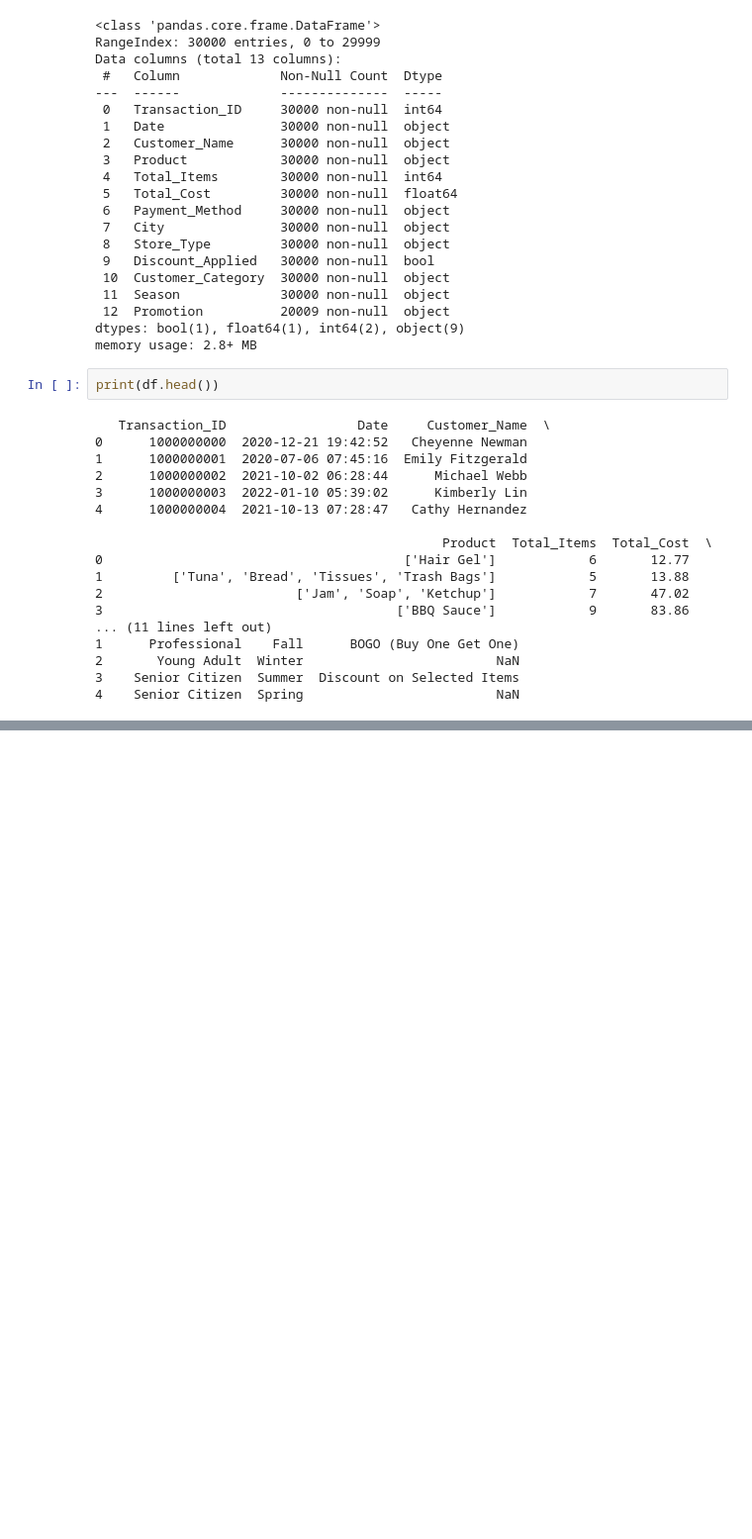
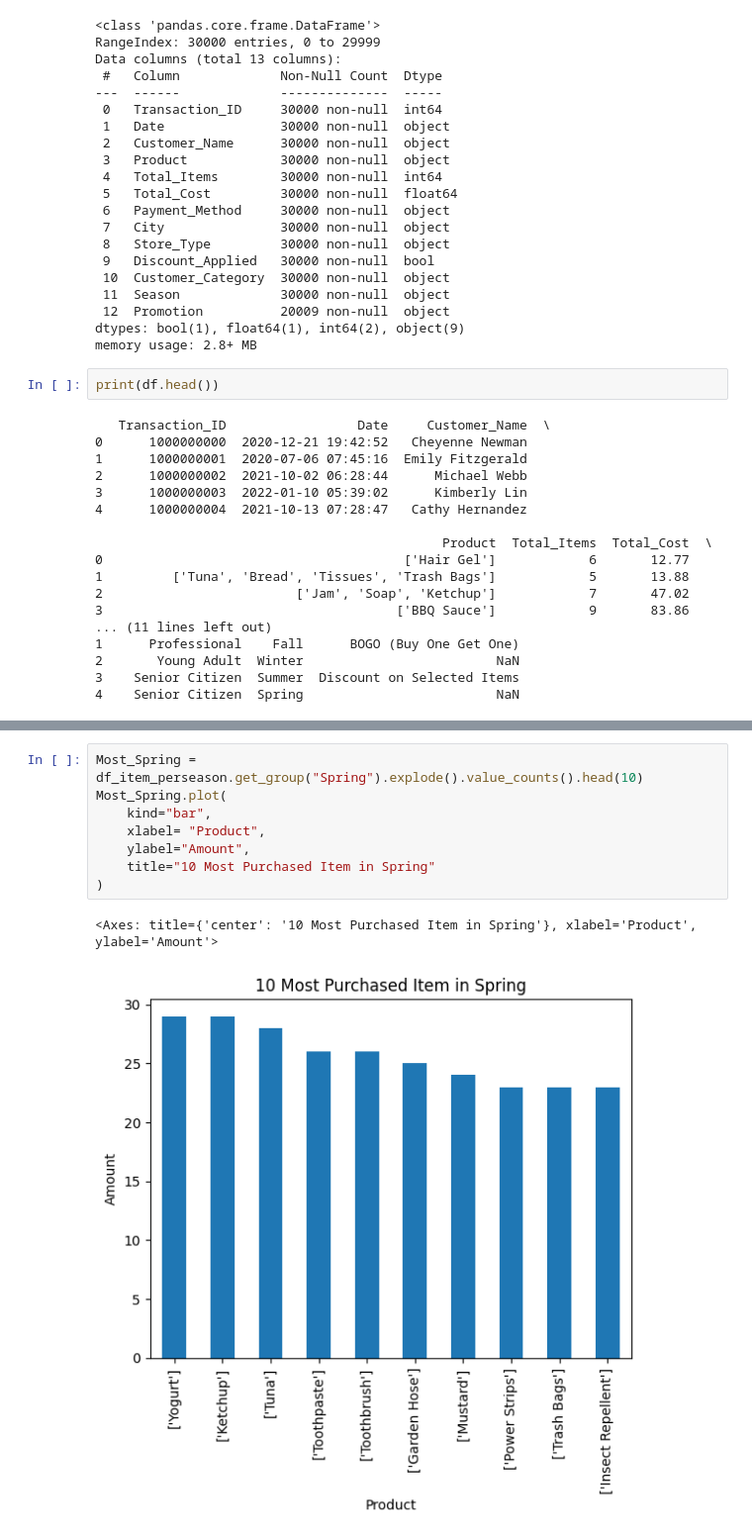
Before and after one commit to d4n4ng2k6/Retail-Transaction, a Jupyter notebook: Analytics.ipynb, the cells around one changed output, grey strips where cells are left out. Shown: that part at 99% size. Saved outputs shown, nothing was run; the diff lists cells and outputs as text; blank space fills up the shorter version.

```diff
--- a/Analytics.ipynb
+++ b/Analytics.ipynb
@@ -50,0 +90,11 @@ print(df.head())
+# %%
+Most_Spring = df_item_perseason.get_group("Spring").explode().value_counts().head(10)
+Most_Spring.plot(
+    kind="bar",
+    xlabel= "Product",
+    ylabel="Amount",
+    title="10 Most Purchased Item in Spring"
+)
+# %% [output]
+<Axes: title={'center': '10 Most Purchased Item in Spring'}, xlabel='Product', ylabel='Amount'>
+[figure, added]
```
Also changed, not shown: parts of 6 cells of this notebook.
